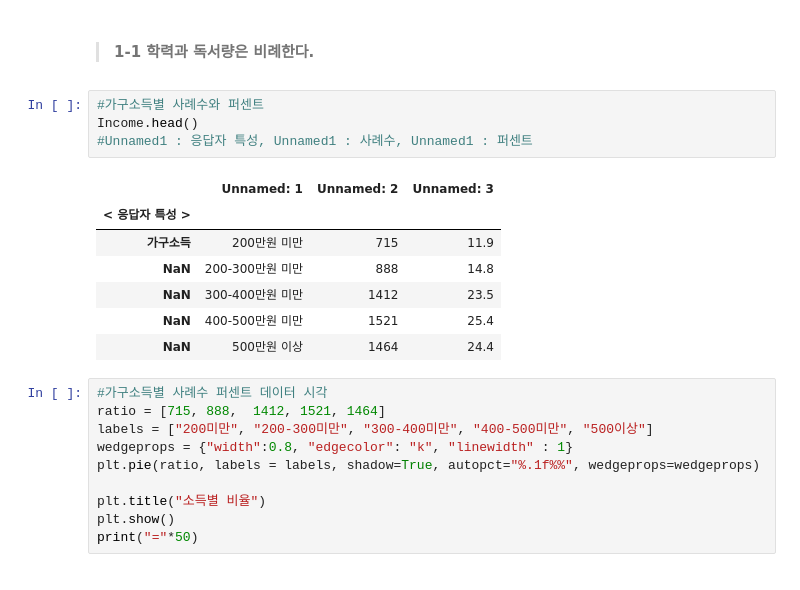
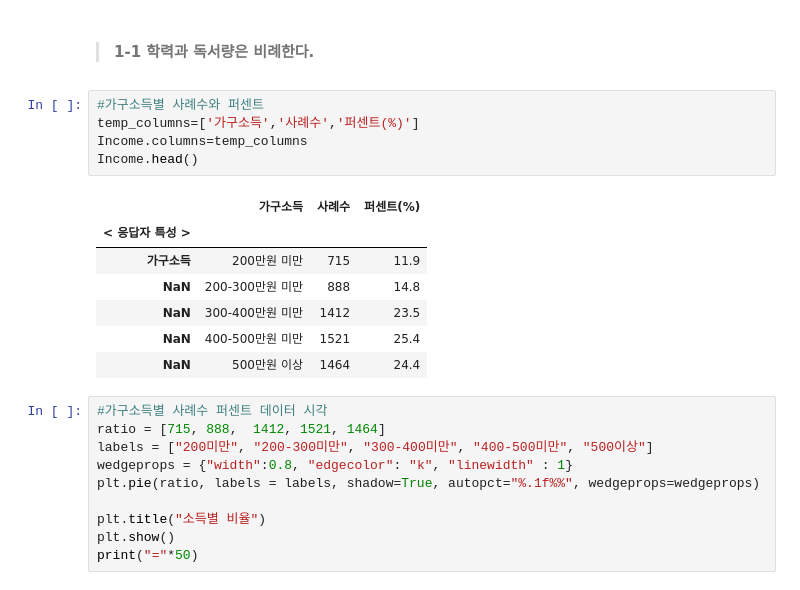
Before and after one commit to qortmdwns/adam, a Jupyter notebook: team_pjt/team.ipynb, the cells around one changed output. Drawn from its saved outputs; the diff is of its cells as text.

```diff
--- a/team_pjt/team.ipynb
+++ b/team_pjt/team.ipynb
@@ -89,10 +93,11 @@ plt.show()
  >####   __1-1 학력과 독서량은 비례한다.__
 # %%
 #가구소득별 사례수와 퍼센트
+temp_columns=['가구소득','사례수','퍼센트(%)']
+Income.columns=temp_columns
 Income.head()
-#Unnamed1 : 응답자 특성, Unnamed1 : 사례수, Unnamed1 : 퍼센트
 # %% [output]
-|  | Unnamed: 1 | Unnamed: 2 | Unnamed: 3 |
+|  | 가구소득 | 사례수 | 퍼센트(%) |
 | < 응답자 특성 > |  |  |  |
 | 가구소득 | 200만원 미만 | 715 | 11.9 |
 | NaN | 200-300만원 미만 | 888 | 14.8 |
```
Also changed, not shown: parts of 4 cells of this notebook.
